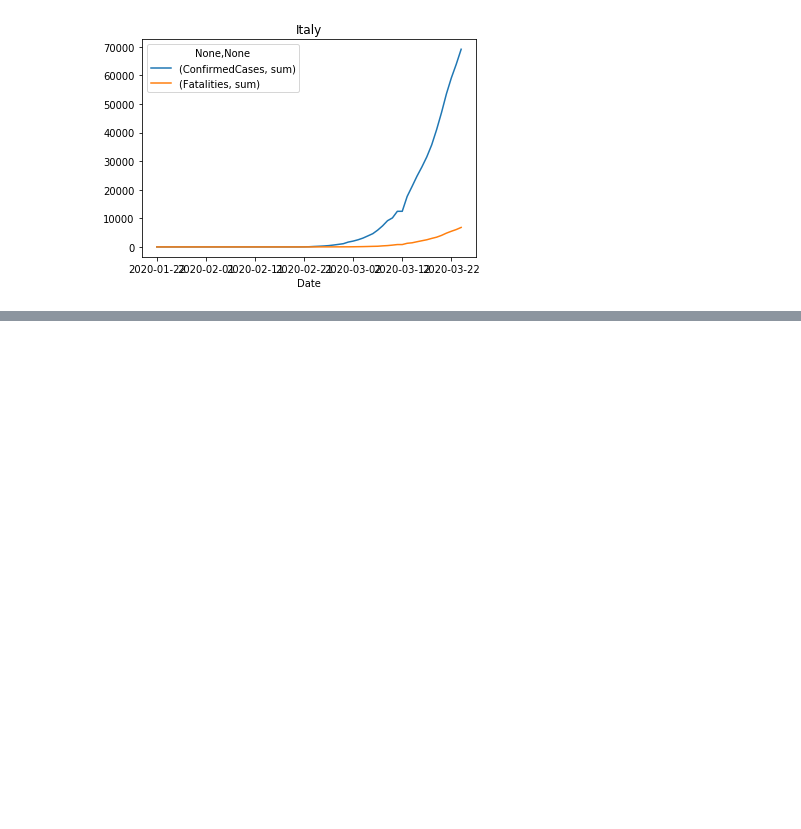
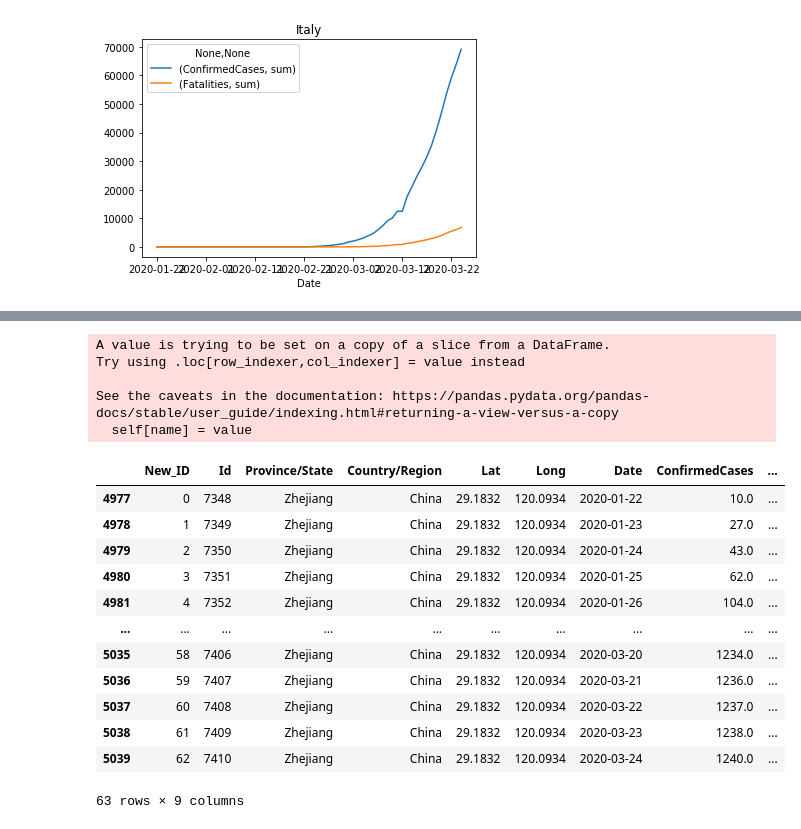
Before and after one commit to EssamMohamedAbo-ElMkarem/Machine-Learning-snippets, a Jupyter notebook: COVID19 Global Forecast week1.ipynb, the cells around one changed output, grey strips where cells are left out. Saved outputs shown, nothing was run; the diff lists cells and outputs as text; code cells hidden in the pictures; blank space fills up the shorter version.

```diff
--- a/COVID19 Global Forecast week1.ipynb
+++ b/COVID19 Global Forecast week1.ipynb
@@ -81 +87,26 @@ df.head()
+# %%
+# applying polynomial regression
+x = countries_data['China']
+x = x[(x.Lat == 29.1832) & (x.Long == 120.0934)]
+x.New_ID = x.New_ID - x.New_ID.iloc[0]
+x
+# %% [output]
+A value is trying to be set on a copy of a slice from a DataFrame.
+Try using .loc[row_indexer,col_indexer] = value instead
+
+See the caveats in the documentation: https://pandas.pydata.org/pandas-docs/stable/user_guide/indexing.html#returning-a-view-versus-a-copy
+  self[name] = value
+|  | New_ID | Id | Province/State | Country/Region | Lat | Long | Date | ConfirmedCases | ... |
+| 4977 | 0 | 7348 | Zhejiang | China | 29.1832 | 120.0934 | 2020-01-22 | 10.0 | ... |
+| 4978 | 1 | 7349 | Zhejiang | China | 29.1832 | 120.0934 | 2020-01-23 | 27.0 | ... |
+| 4979 | 2 | 7350 | Zhejiang | China | 29.1832 | 120.0934 | 2020-01-24 | 43.0 | ... |
+| 4980 | 3 | 7351 | Zhejiang | China | 29.1832 | 120.0934 | 2020-01-25 | 62.0 | ... |
+| 4981 | 4 | 7352 | Zhejiang | China | 29.1832 | 120.0934 | 2020-01-26 | 104.0 | ... |
+| ... | ... | ... | ... | ... | ... | ... | ... | ... | ... |
+| 5035 | 58 | 7406 | Zhejiang | China | 29.1832 | 120.0934 | 2020-03-20 | 1234.0 | ... |
+| 5036 | 59 | 7407 | Zhejiang | China | 29.1832 | 120.0934 | 2020-03-21 | 1236.0 | ... |
+| 5037 | 60 | 7408 | Zhejiang | China | 29.1832 | 120.0934 | 2020-03-22 | 1237.0 | ... |
+| 5038 | 61 | 7409 | Zhejiang | China | 29.1832 | 120.0934 | 2020-03-23 | 1238.0 | ... |
+| 5039 | 62 | 7410 | Zhejiang | China | 29.1832 | 120.0934 | 2020-03-24 | 1240.0 | ... |
+63 rows × 9 columns
 # %%
```
Also changed, not shown: parts of 11 cells of this notebook.
